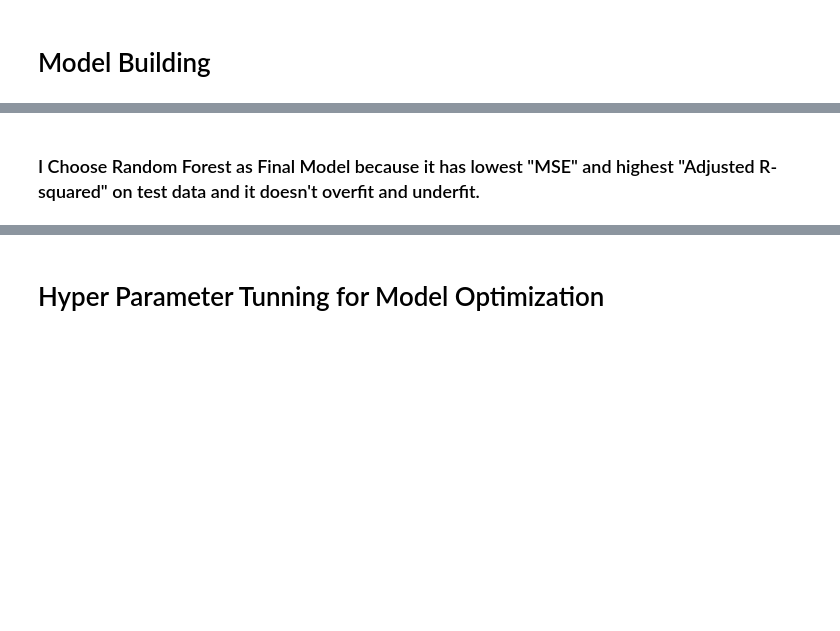
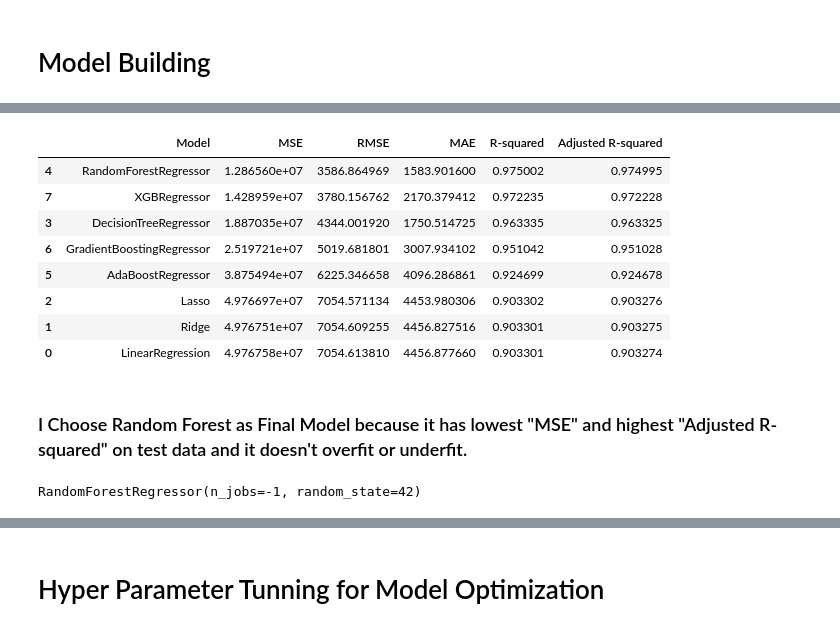
Before and after one commit to Sameer-ansarii/AIRLINES_FARE_PREDICTOR, a Jupyter notebook: AIRLINES FARE (MODEL BUILDING).ipynb, the cells around one changed output, grey strips where cells are left out. Saved outputs shown, nothing was run; the diff lists cells and outputs as text; code cells hidden in the pictures; blank space fills up the shorter version.

```diff
--- a/AIRLINES FARE (MODEL BUILDING).ipynb
+++ b/AIRLINES FARE (MODEL BUILDING).ipynb
@@ -565,2 +534,47 @@ df_results
+# %%
+test_results = []
+
+for algorithm in algorithms:
+    y_test_pred = algorithm.predict(X_test)
+
+    mse_test = mean_squared_error(y_test, y_test_pred)
+    rmse_test = mean_squared_error(y_test, y_test_pred, squared=False)
+    mae_test = mean_absolute_error(y_test, y_test_pred)
+    r2_test = r2_score(y_test, y_test_pred)
+    n_test = X_test.shape[0]
+    p_test = X_test.shape[1]
+    adj_r2_test = 1 - ((1 - r2_test) * (n_test - 1) / (n_test - p_test - 1))
+
+    test_results.append({
+        'Model': type(algorithm).__name__,
+        'MSE': mse_test,
+        'RMSE': rmse_test,
+        'MAE': mae_test,
+        'R-squared': r2_test,
+        'Adjusted R-squared': adj_r2_test
+    })
+
+test_results_df = pd.DataFrame(test_results)
+test_results_df = test_results_df.sort_values(by='MSE')
+
+test_results_df
+# %% [output]
+|  | Model | MSE | RMSE | MAE | R-squared | Adjusted R-squared |
+| 4 | RandomForestRegressor | 1.286560e+07 | 3586.864969 | 1583.901600 | 0.975002 | 0.974995 |
+| 7 | XGBRegressor | 1.428959e+07 | 3780.156762 | 2170.379412 | 0.972235 | 0.972228 |
+| 3 | DecisionTreeRegressor | 1.887035e+07 | 4344.001920 | 1750.514725 | 0.963335 | 0.963325 |
+| 6 | GradientBoostingRegressor | 2.519721e+07 | 5019.681801 | 3007.934102 | 0.951042 | 0.951028 |
+| 5 | AdaBoostRegressor | 3.875494e+07 | 6225.346658 | 4096.286861 | 0.924699 | 0.924678 |
+| 2 | Lasso | 4.976697e+07 | 7054.571134 | 4453.980306 | 0.903302 | 0.903276 |
+| 1 | Ridge | 4.976751e+07 | 7054.609255 | 4456.827516 | 0.903301 | 0.903275 |
+| 0 | LinearRegression | 4.976758e+07 | 7054.613810 | 4456.877660 | 0.903301 | 0.903274 |
 # %% [markdown]
-### I Choose Random Forest as Final Model because it has lowest "MSE" and highest "Adjusted R-squared" on test data and it doesn't overfit and underfit.
+### I Choose Random Forest as Final Model because it has lowest "MSE" and highest "Adjusted R-squared" on test data and it doesn't overfit or underfit.
+# %%
+#building Random Forest Model
+
+random_forest = RandomForestRegressor(n_jobs=-1, random_state=42)
+
+random_forest.fit(X_train, y_train)
+# %% [output]
+RandomForestRegressor(n_jobs=-1, random_state=42)
```
Also changed, not shown: parts of 14 cells of this notebook.
